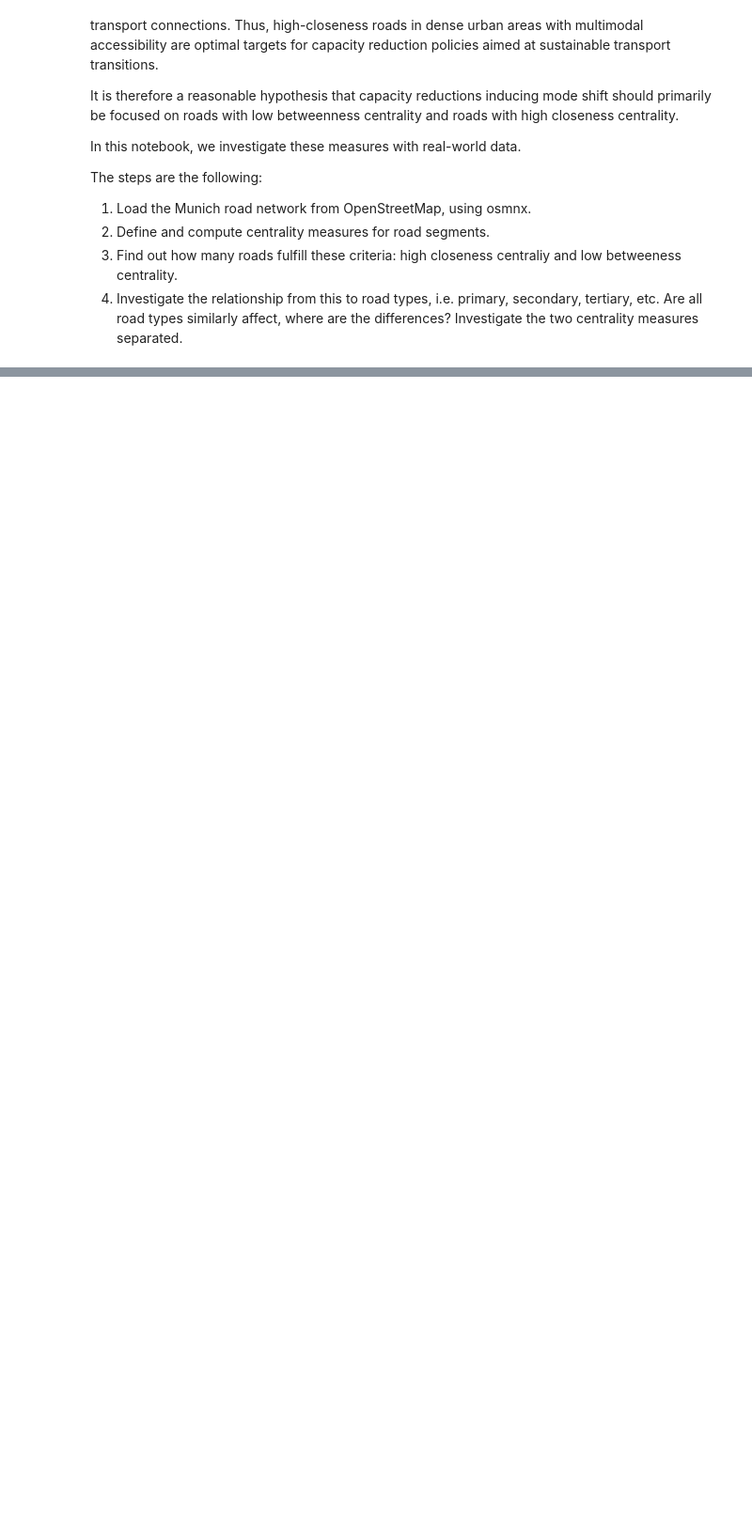
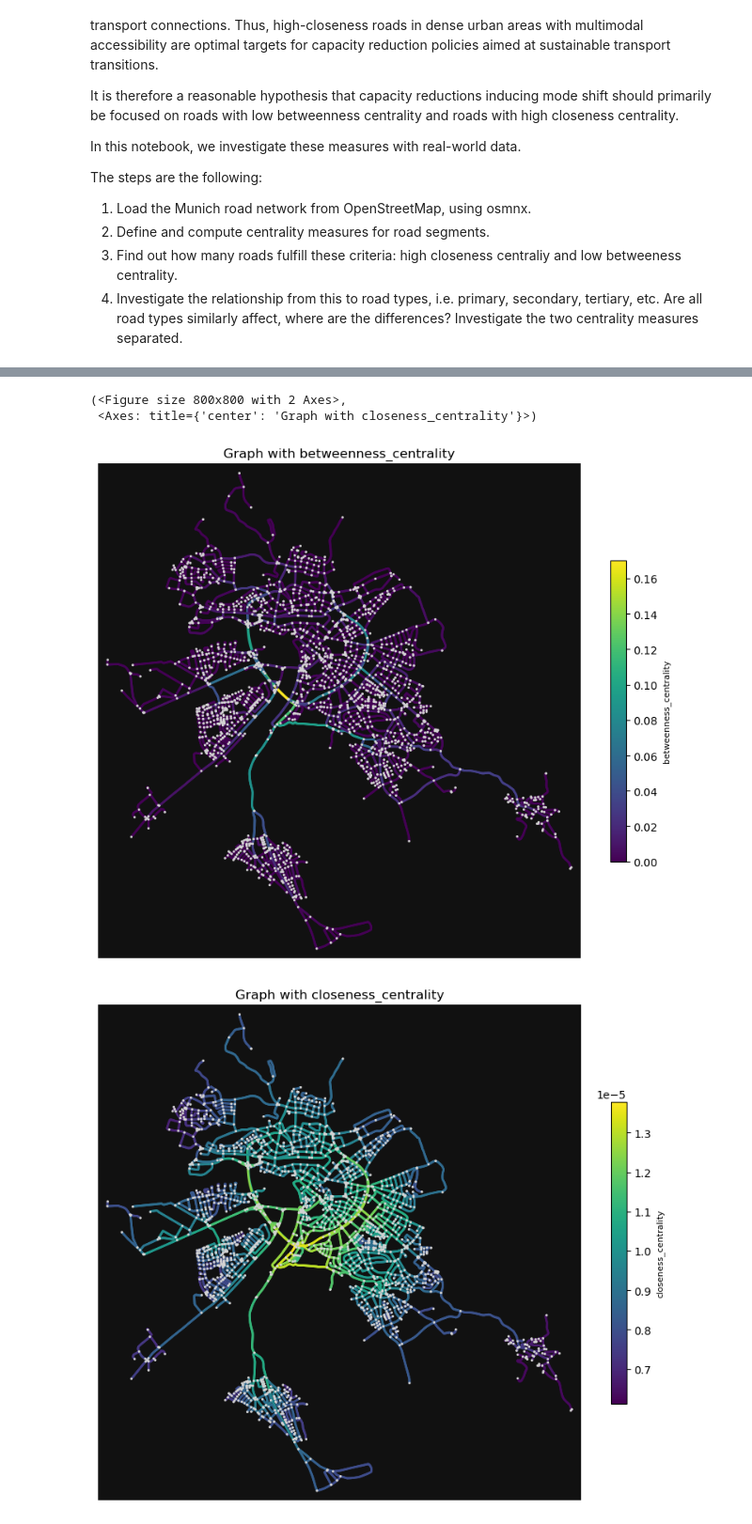
Before and after one commit to nkt1313/bavaria_simulations, a Jupyter notebook: src/data_preprocessing/investigate_closeness_criteria.ipynb, the cells around one changed output, grey strips where cells are left out. Shown: that part at 94% size. Saved outputs shown, nothing was run; the diff lists cells and outputs as text; code cells hidden in the pictures; blank space fills up the shorter version.

```diff
--- a/src/data_preprocessing/investigate_closeness_criteria.ipynb
+++ b/src/data_preprocessing/investigate_closeness_criteria.ipynb
@@ -17,0 +83,4 @@ The steps are the following:
+# %%
+# Add centrality measures as node attributes
+nx.set_edge_attributes(G, betweenness, "betweenness_centrality")
+nx.set_edge_attributes(G, closeness, "closeness_centrality")
@@ -17,0 +110,50 @@ The steps are the following:
+# %%
+def plot_graph_with_edge_colorbar(G, centrality_type):
+    """Plots the graph with a colorbar representing edge centrality values."""
+    import networkx as nx
+    import osmnx as ox
+    import matplotlib.pyplot as plt
+    import numpy as np
+    from matplotlib.colors import Normalize
+
+    # Extract edge centrality values for plotting and create a list for edge colors
+    # Convert the values to a list instead of numpy array
+    edge_values = [data.get(centrality_type, 0) for _, _, data in G.edges(data=True)]
+
+    # Create a colormap
+    cmap = plt.cm.viridis
+    norm = Normalize(vmin=min(edge_values), vmax=max(edge_values))
+
+    # Create a list of colors by mapping the edge values through the colormap
+    edge_colors = [cmap(norm(value)) for value in edge_values]
+
+    # Plot the graph with edge color based on centrality
+    fig, ax = ox.plot_graph(
+        G,
+        node_color="lightgray",  # Optional: Color nodes in light gray
+        edge_color=edge_colors,  # Pre-mapped edge colors
+        edge_linewidth=2,
+        node_size=5,
+        show=False,
+        close=False,
+    )
+
+    # Create a colorbar for edge centrality
+    sm = plt.cm.ScalarMappable(cmap=cmap, norm=norm)
+    sm.set_array([])
+    cbar = plt.colorbar(sm, shrink=0.5, ax=ax)
+    cbar.set_label(f"{centrality_type}", fontsize=8)
+
+    plt.title(f"Graph with {centrality_type}")
+    plt.tight_layout()
+    return fig, ax
+
+
+# Plot graphs with colorbars
+plot_graph_with_edge_colorbar(G, "betweenness_centrality")
+plot_graph_with_edge_colorbar(G, "closeness_centrality")
+# %% [output]
+(<Figure size 800x800 with 2 Axes>,
+ <Axes: title={'center': 'Graph with closeness_centrality'}>)
+[figure, added]
+[figure, added]
```
Also changed, not shown: parts of 9 cells of this notebook, 2 other files.
